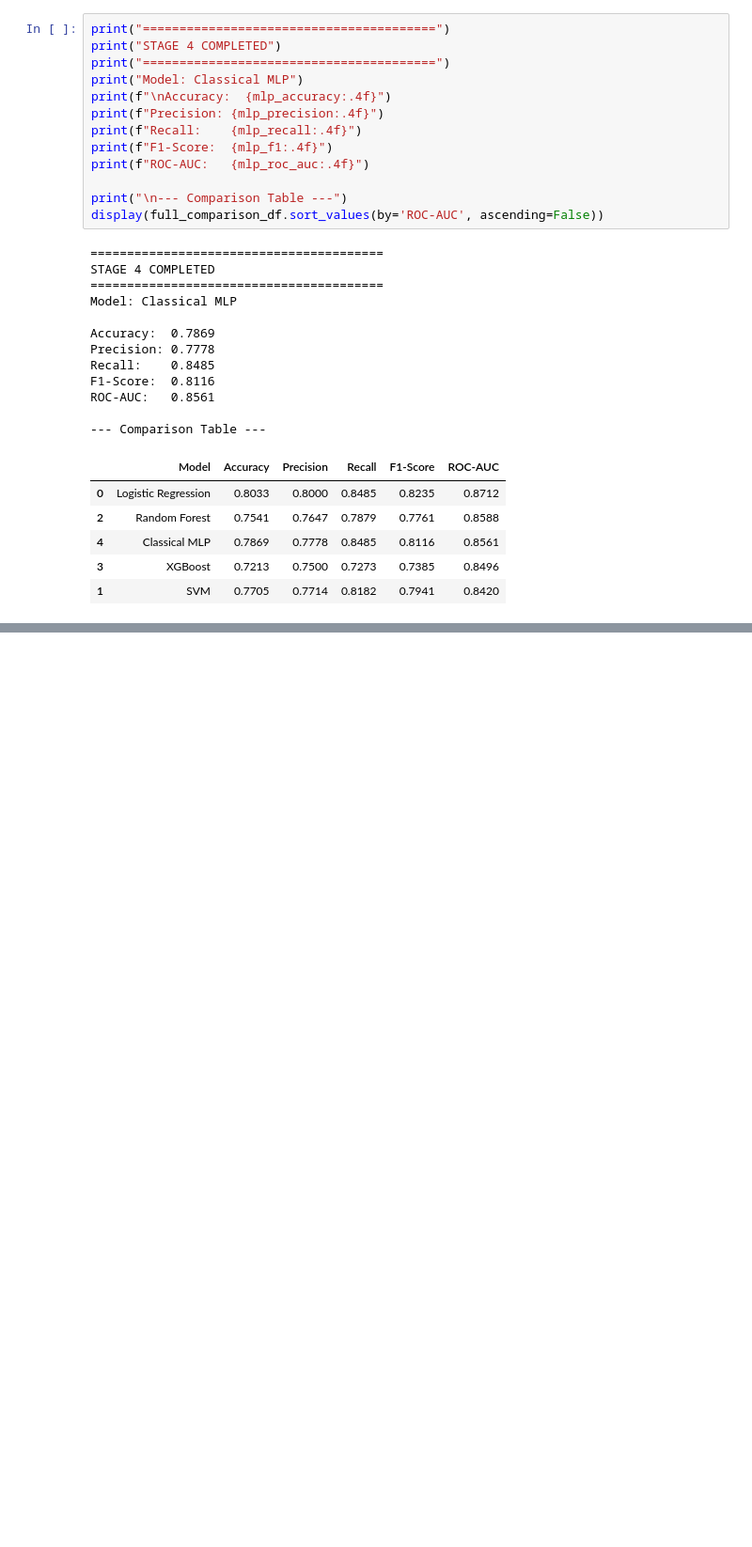
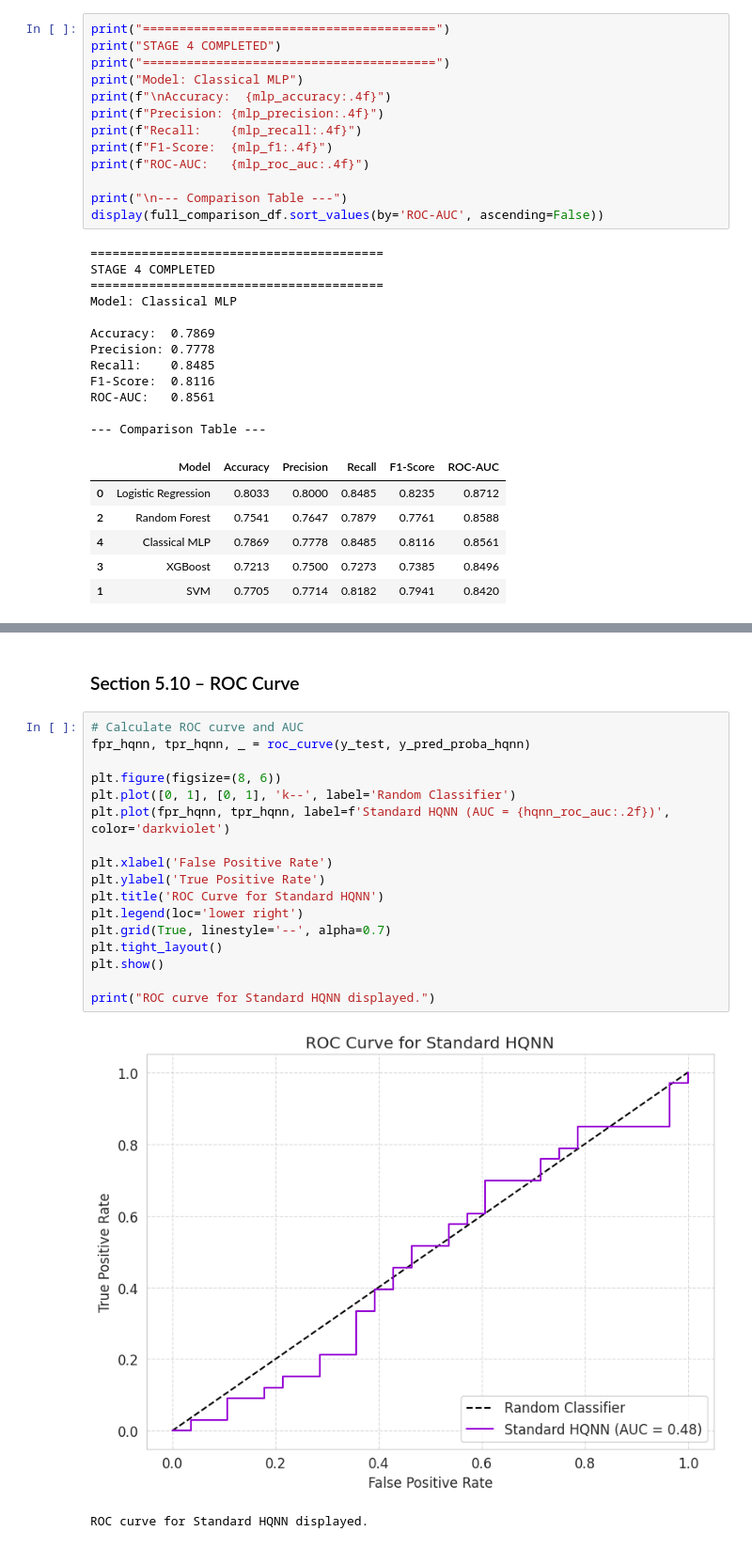
Before and after one commit to KandhimallaYashwanth/MajorProject, a Jupyter notebook: Copy_of_Major.ipynb, the cells around one changed output, grey strips where cells are left out. Shown at 94% size. Cells and saved outputs as stored; diff of their text form; blank space fills up the shorter version.

```diff
--- a/Copy_of_Major.ipynb
+++ b/Copy_of_Major.ipynb
@@ -1784,0 +2230,22 @@ ROC-AUC:   0.8561
+# %% [markdown]
+### Section 5.10 – ROC Curve
+# %%
+# Calculate ROC curve and AUC
+fpr_hqnn, tpr_hqnn, _ = roc_curve(y_test, y_pred_proba_hqnn)
+
+plt.figure(figsize=(8, 6))
+plt.plot([0, 1], [0, 1], 'k--', label='Random Classifier')
+plt.plot(fpr_hqnn, tpr_hqnn, label=f'Standard HQNN (AUC = {hqnn_roc_auc:.2f})', color='darkviolet')
+
+plt.xlabel('False Positive Rate')
+plt.ylabel('True Positive Rate')
+plt.title('ROC Curve for Standard HQNN')
+plt.legend(loc='lower right')
+plt.grid(True, linestyle='--', alpha=0.7)
+plt.tight_layout()
+plt.show()
+
+print("ROC curve for Standard HQNN displayed.")
+# %% [output]
+[figure, added]
+ROC curve for Standard HQNN displayed.
```
Also changed, not shown: parts of 38 cells of this notebook.
